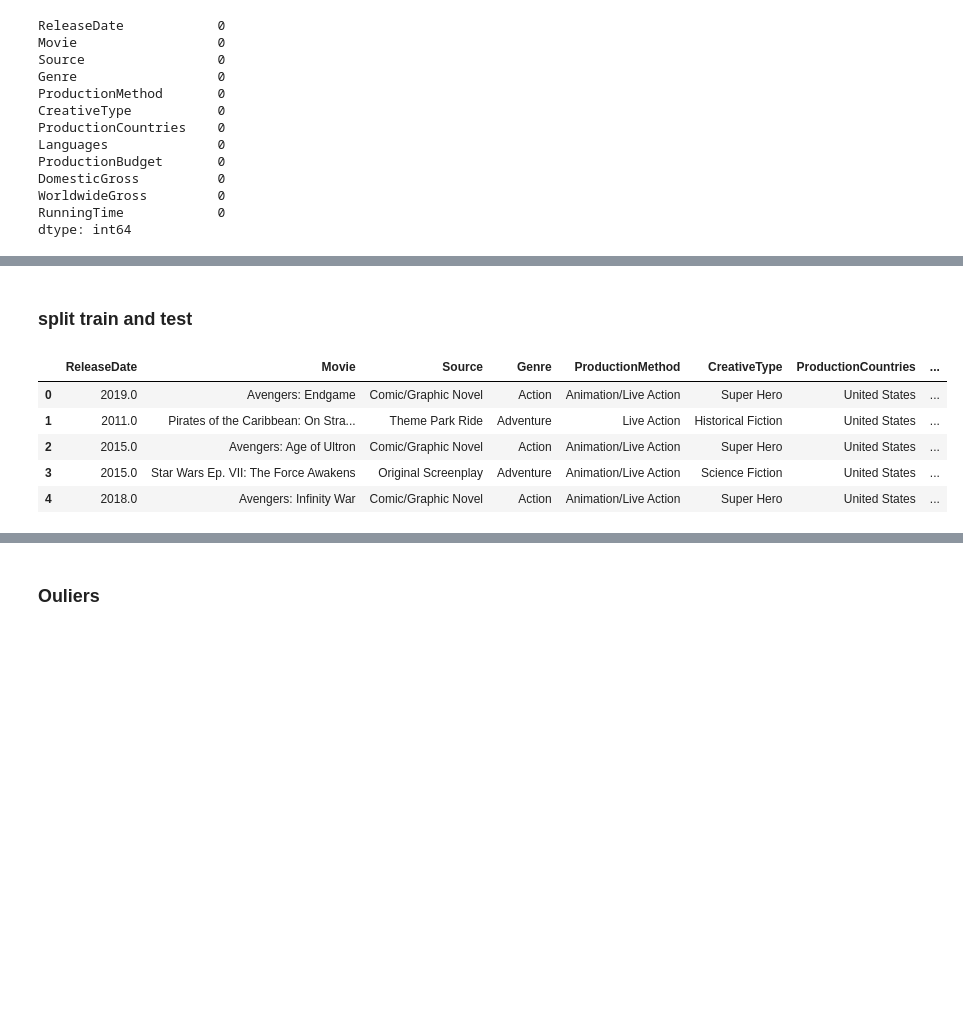
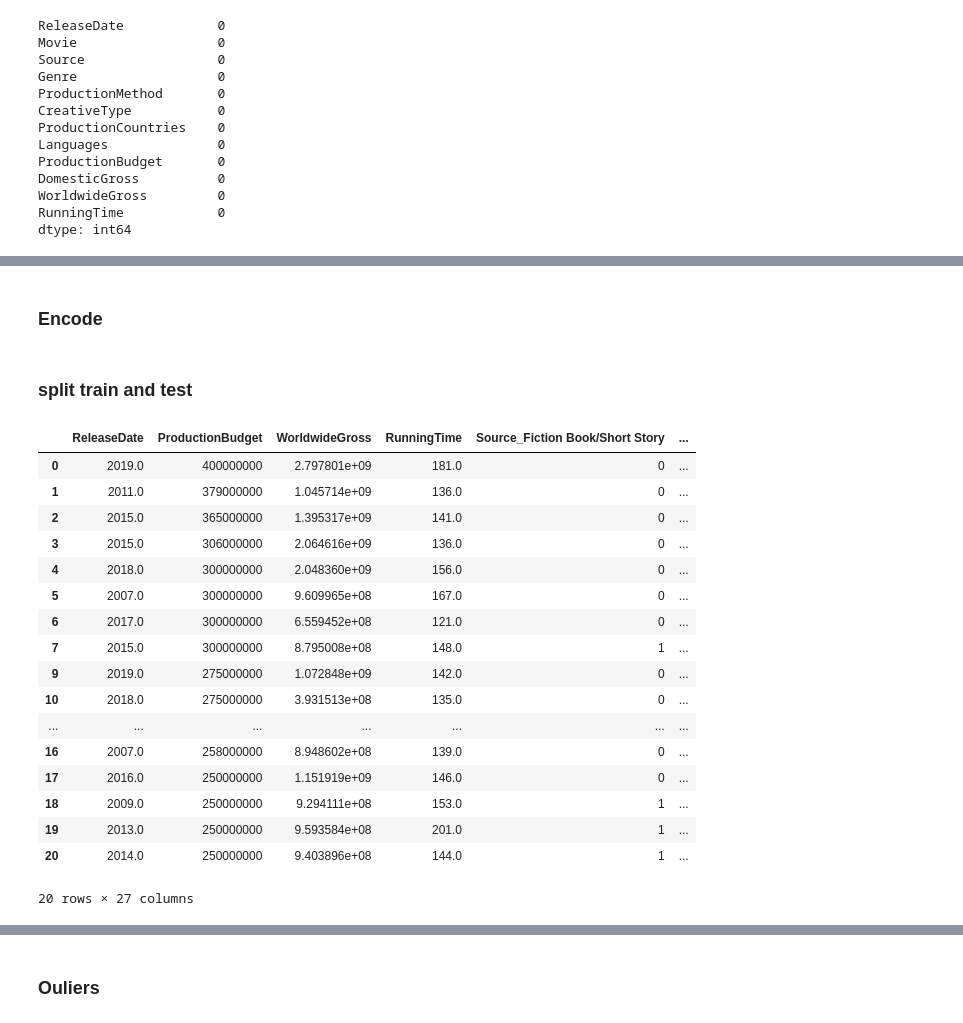
Before and after one commit to huynhthiailinh/data-science-predict-movie-s-sales, a Jupyter notebook: 08 - Dự đoán doanh thu phim/main.ipynb, the cells around one changed output, grey strips where cells are left out. Saved outputs shown, nothing was run; the diff lists cells and outputs as text; code cells hidden in the pictures; blank space fills up the shorter version.

```diff
--- a/08 - Dự đoán doanh thu phim/main.ipynb
+++ b/08 - Dự đoán doanh thu phim/main.ipynb
@@ -449,3 +473,6 @@ Stop-Motion Animation            14
 Rotoscoping                       2
 Multiple Production Methods       1
 Name: ProductionMethod, dtype: int64
+# %%
+df['ProductionMethod'] = df['ProductionMethod'].transform(lambda x: 'Others' if str(x) not in ['Live Action'] else x)
+df['ProductionMethod'].value_counts()
@@ -466,3 +497,6 @@ Factual                     123
 Super Hero                  114
 Multiple Creative Types       6
 Name: CreativeType, dtype: int64
+# %%
+df['CreativeType'] = df['CreativeType'].transform(lambda x: 'Others' if str(x) not in ['Contemporary Fiction', 'Historical Fiction', 'Dramatization', 'Science Fiction'] else x)
+df['CreativeType'].value_counts()
@@ -559,6 +600,8 @@ sorted(collections.Counter(data).items(), key=lambda item: item[1], reverse = Tr
  ('Canada', 146)]
 # %%
 df['ProductionCountries'].fillna('Others', inplace=True)
-df['ProductionCountries'] = df['ProductionCountries'].transform(lambda x: 'United States' if 'United States' in str(x).split(', ') else 'Others')
+# df['ProductionCountries'] = df['ProductionCountries'].transform(lambda x: str(x).split(', ')[-1])
+# df['ProductionCountries'] = df['ProductionCountries'].transform(lambda x: 'United States' if 'United States' in str(x).split(', ') else 'Others')
+df['ProductionCountries'] = df['ProductionCountries'].transform(lambda x: 'Others' if str(x) not in ['United States', 'United Kingdom'] else x)
 df['ProductionCountries'].value_counts()
 # %% [output]
@@ -628,0 +677,2 @@ dtype: int64
+# %% [markdown]
+### Encode
@@ -629,14 +682,29 @@ dtype: int64
+# %%
+df = df.drop(columns=['Movie', 'DomesticGross'])
+df = pd.get_dummies(df)
 # %% [markdown]
 ### split train and test
 # %%
-df.head()
+df.head(20)
 # %% [output]
-|  | ReleaseDate | Movie | Source | Genre | ProductionMethod | CreativeType | ProductionCountries | ... |
-| 0 | 2019.0 | Avengers: Endgame | Comic/Graphic Novel | Action | Animation/Live Action | Super Hero | United States | ... |
-| 1 | 2011.0 | Pirates of the Caribbean: On Stra... | Theme Park Ride | Adventure | Live Action | Historical Fiction | United States | ... |
-| 2 | 2015.0 | Avengers: Age of Ultron | Comic/Graphic Novel | Action | Animation/Live Action | Super Hero | United States | ... |
-| 3 | 2015.0 | Star Wars Ep. VII: The Force Awakens | Original Screenplay | Adventure | Animation/Live Action | Science Fiction | United States | ... |
-| 4 | 2018.0 | Avengers: Infinity War | Comic/Graphic Novel | Action | Animation/Live Action | Super Hero | United States | ... |
+|  | ReleaseDate | ProductionBudget | WorldwideGross | RunningTime | Source_Fiction Book/Short Story | ... |
+| 0 | 2019.0 | 400000000 | 2.797801e+09 | 181.0 | 0 | ... |
+| 1 | 2011.0 | 379000000 | 1.045714e+09 | 136.0 | 0 | ... |
+| 2 | 2015.0 | 365000000 | 1.395317e+09 | 141.0 | 0 | ... |
+| 3 | 2015.0 | 306000000 | 2.064616e+09 | 136.0 | 0 | ... |
+| 4 | 2018.0 | 300000000 | 2.048360e+09 | 156.0 | 0 | ... |
+| 5 | 2007.0 | 300000000 | 9.609965e+08 | 167.0 | 0 | ... |
+| 6 | 2017.0 | 300000000 | 6.559452e+08 | 121.0 | 0 | ... |
+| 7 | 2015.0 | 300000000 | 8.795008e+08 | 148.0 | 1 | ... |
+| 9 | 2019.0 | 275000000 | 1.072848e+09 | 142.0 | 0 | ... |
+| 10 | 2018.0 | 275000000 | 3.931513e+08 | 135.0 | 0 | ... |
+| ... | ... | ... | ... | ... | ... | ... |
+| 16 | 2007.0 | 258000000 | 8.948602e+08 | 139.0 | 0 | ... |
+| 17 | 2016.0 | 250000000 | 1.151919e+09 | 146.0 | 0 | ... |
+| 18 | 2009.0 | 250000000 | 9.294111e+08 | 153.0 | 1 | ... |
+| 19 | 2013.0 | 250000000 | 9.593584e+08 | 201.0 | 1 | ... |
+| 20 | 2014.0 | 250000000 | 9.403896e+08 | 144.0 | 1 | ... |
+20 rows × 27 columns
 # %%
 df.shape
 # %% [output]
```
Also changed, not shown: parts of 55 cells of this notebook, 1 other file.
